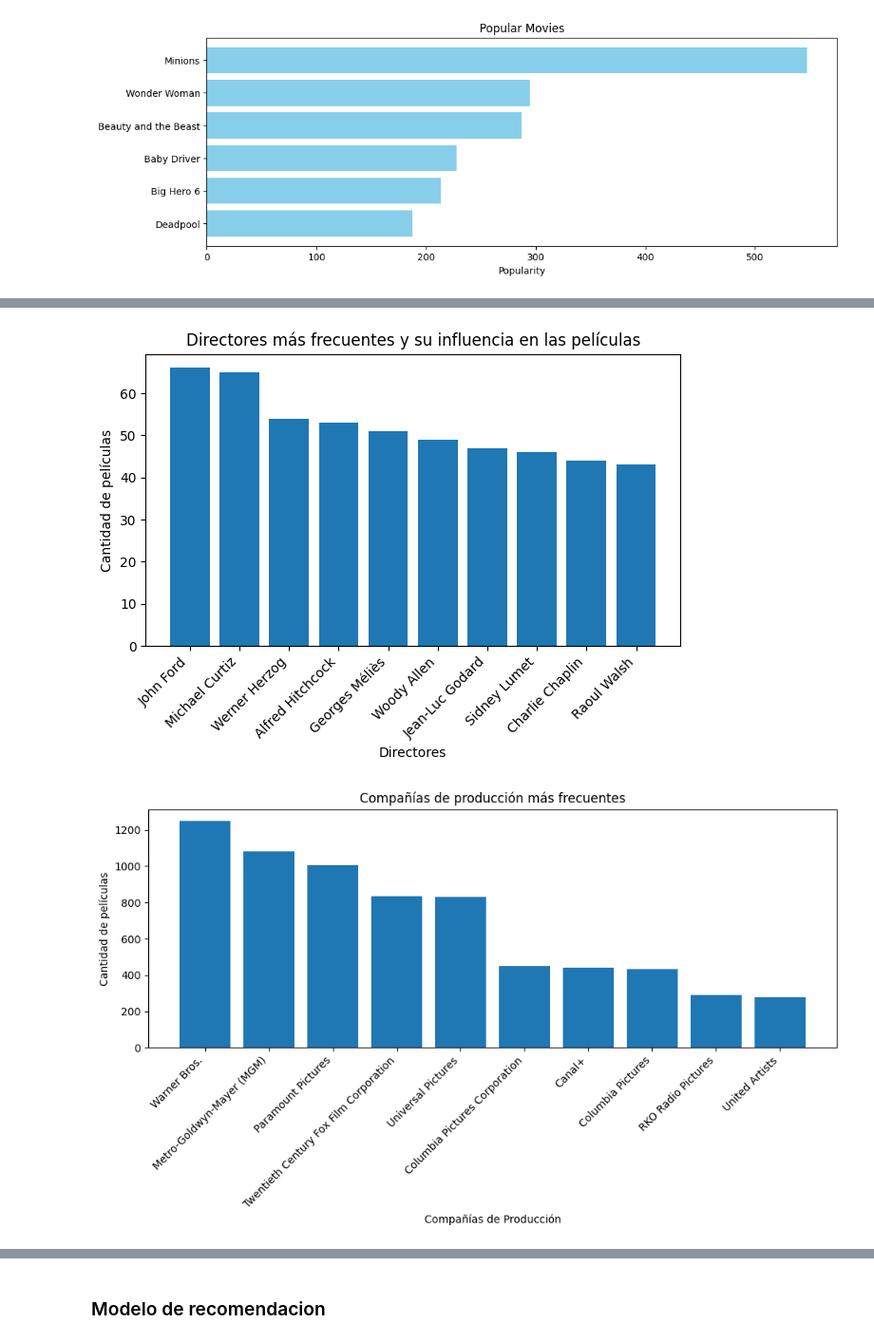
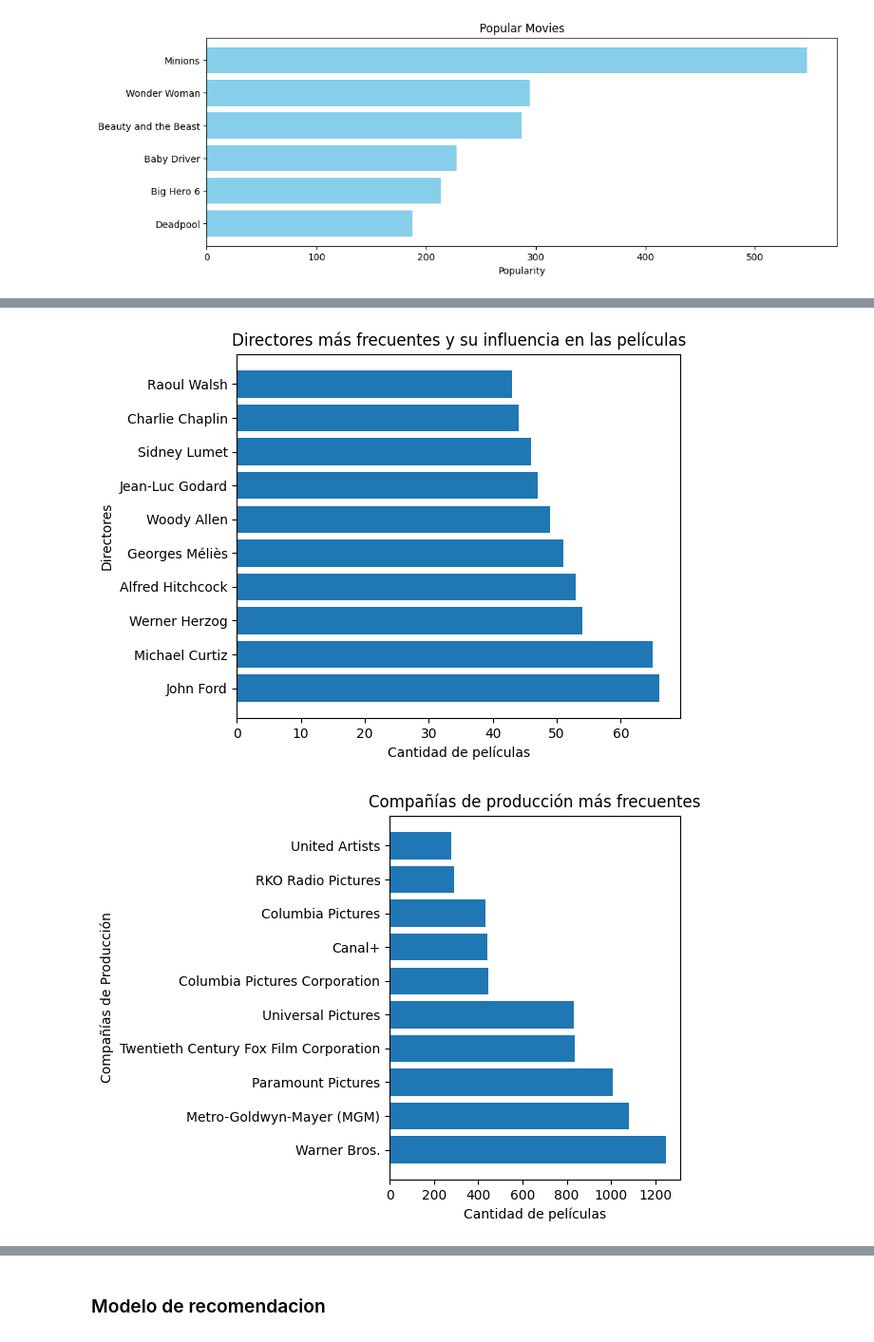
Before and after one commit to MatB1988/Proyecto-_recomendacion_peliculas_Api, a Jupyter notebook: EDA_ML_Recomendacion.ipynb, the cells around one changed output, grey strips where cells are left out. Shown at 95% size. Cells and saved outputs as stored; diff of their text form; code cells hidden in the pictures.

```diff
--- a/EDA_ML_Recomendacion.ipynb
+++ b/EDA_ML_Recomendacion.ipynb
@@ -284,45 +316,37 @@ plt.show();
 top_directors = df['director'].value_counts().head(10)
 
 # Creo el gráfico de barras
-plt.bar(top_directors.index, top_directors.values)
+plt.barh(top_directors.index, top_directors.values)
 
-# Etiquetas y título
-plt.xlabel('Directores')
-plt.ylabel('Cantidad de películas')
+# Genero etiquetas
+plt.ylabel('Directores')
+plt.xlabel('Cantidad de películas')
 plt.title('Directores más frecuentes y su influencia en las películas')
 
-# Ajusto las etiquetas del eje x para evitar superposiciones
-plt.xticks(rotation=45, ha='right')
-
-# Muestro el gráfico
-plt.tight_layout()
-plt.show()
+plt.tight_layout() # Realiza ajustes automáticos en los márgenes y espaciado del gráfico para optimizar el espacio disponible y distribuir los elementos de manera adecuada
+plt.show();
 # %% [output]
-[figure, old version]
+[figure, new version]
 # %%
 # Desgloso la lista de compañías de producción en filas separadas
 exploded_companies = df['production_companies'].explode()
 
 # Calculo la frecuencia de las compañías de producción más frecuentes
 top_companies = exploded_companies.value_counts().head(10)
 
 # Creo el gráfico de barras
-plt.figure(figsize=(10, 6))
-plt.bar(top_companies.index, top_companies.values)
+plt.barh(top_companies.index, top_companies.values)
 
 # Etiquetas y título
-plt.xlabel('Compañías de Producción')
-plt.ylabel('Cantidad de películas')
+plt.ylabel('Compañías de Producción')
+plt.xlabel('Cantidad de películas')
 plt.title('Compañías de producción más frecuentes')
 
-# Ajusto las etiquetas del eje x para evitar superposiciones
-plt.xticks(rotation=45, ha='right')
 
-# Muestro el gráfico de barras
-plt.tight_layout()
+plt.tight_layout() # Realiza ajustes automáticos en los márgenes y espaciado del gráfico para optimizar el espacio disponible y distribuir los elementos de manera adecuada
 plt.show()
 # %% [output]
-[figure, old version]
+[figure, new version]
 # %%
 #Creacion de la nube de palabras
 # Concateno todos los títulos en un solo string
```
Also changed, not shown: parts of 16 cells of this notebook, 3 other files.
